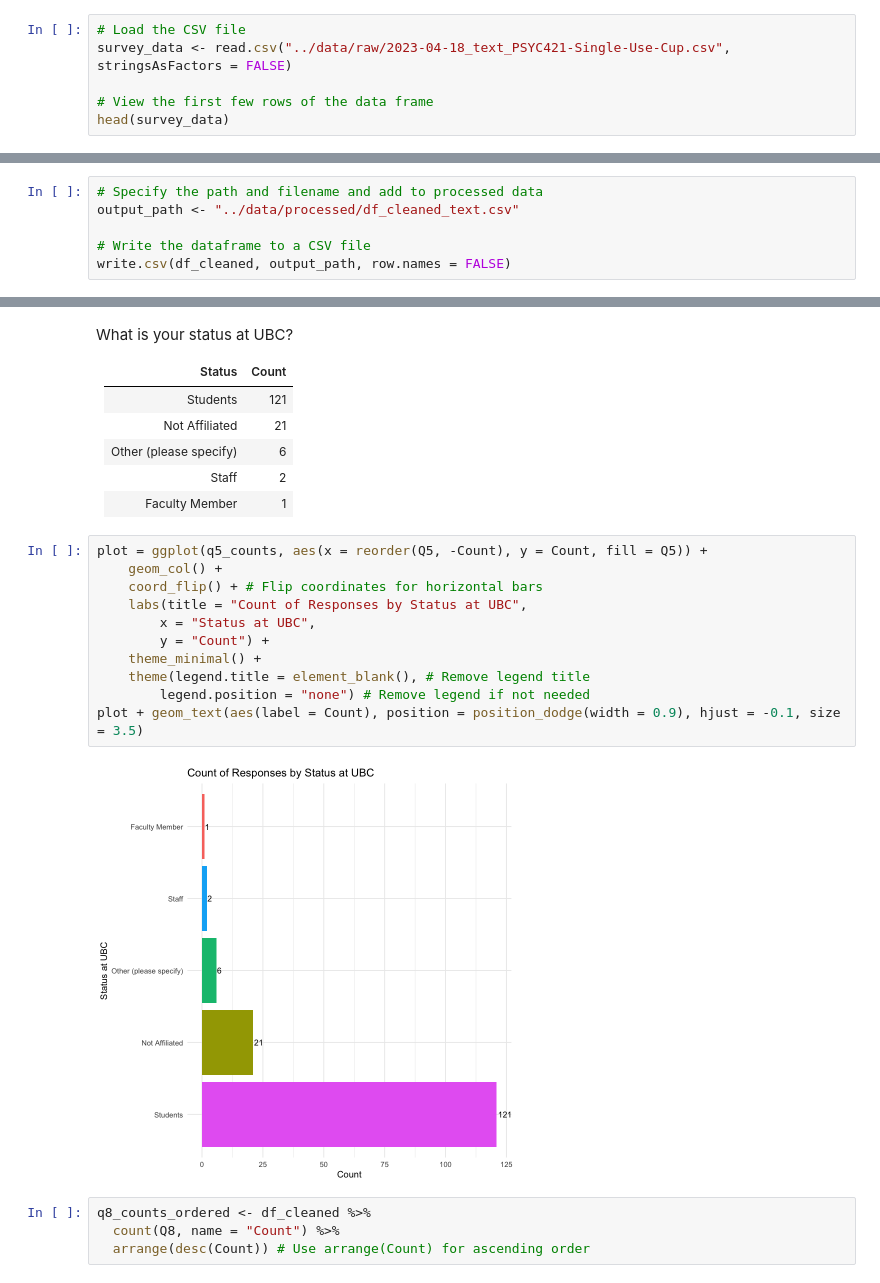
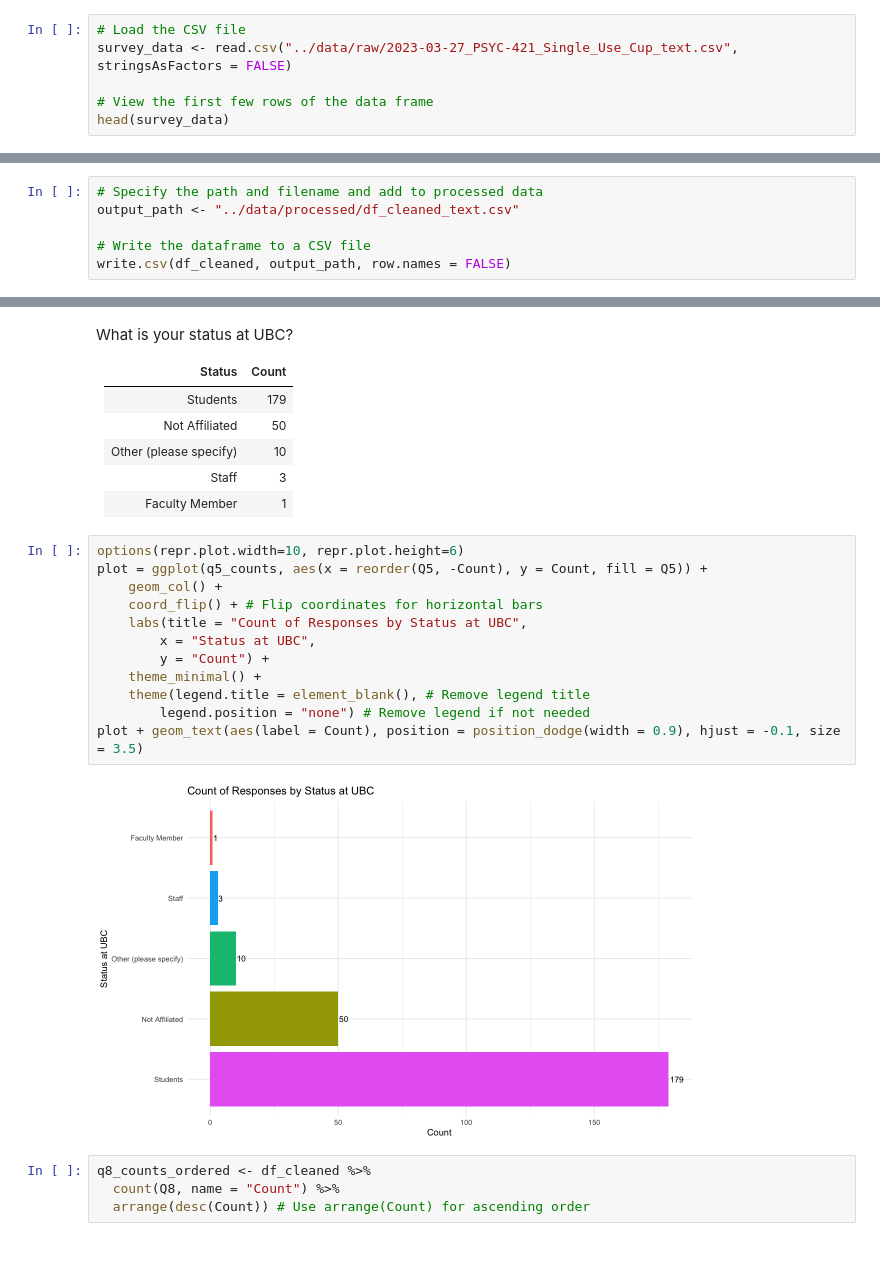
Before and after one commit to riddhibattu/PSYC421_Sustain-a-Cup-research, a Jupyter notebook: src/statistical_analysis.ipynb, the cells around one changed output, grey strips where cells are left out. Saved outputs shown, nothing was run; the diff lists cells and outputs as text; blank space fills up the shorter version.

Commit message:
complete data analysis with bar charts

```diff
--- a/src/statistical_analysis.ipynb
+++ b/src/statistical_analysis.ipynb
@@ -29,7 +29,7 @@ The following object is masked from 'package:MASS':
     geyser
 # %%
 # Load the CSV file
-survey_data <- read.csv("../data/raw/2023-04-18_text_PSYC421-Single-Use-Cup.csv", stringsAsFactors = FALSE)
+survey_data <- read.csv("../data/raw/2023-03-27_PSYC-421_Single_Use_Cup_text.csv", stringsAsFactors = FALSE)
 
 # View the first few rows of the data frame
 head(survey_data)
@@ -100,24 +110,25 @@ What is your status at UBC?
 
 |Status                 | Count|
 |:----------------------|-----:|
-|Students               |   121|
-|Not Affiliated         |    21|
-|Other (please specify) |     6|
-|Staff                  |     2|
+|Students               |   179|
+|Not Affiliated         |    50|
+|Other (please specify) |    10|
+|Staff                  |     3|
 |Faculty Member         |     1|
 # %%
+options(repr.plot.width=10, repr.plot.height=6)
 plot = ggplot(q5_counts, aes(x = reorder(Q5, -Count), y = Count, fill = Q5)) +
     geom_col() +
     coord_flip() + # Flip coordinates for horizontal bars
     labs(title = "Count of Responses by Status at UBC",
         x = "Status at UBC",
         y = "Count") +
     theme_minimal() +
     theme(legend.title = element_blank(), # Remove legend title
         legend.position = "none") # Remove legend if not needed
 plot + geom_text(aes(label = Count), position = position_dodge(width = 0.9), hjust = -0.1, size = 3.5)
 # %% [output]
-[figure, old version]
+[figure, new version]
 # %%
 q8_counts_ordered <- df_cleaned %>%
   count(Q8, name = "Count") %>%
```
Also changed, not shown: parts of 31 cells of this notebook, 9 other files.
